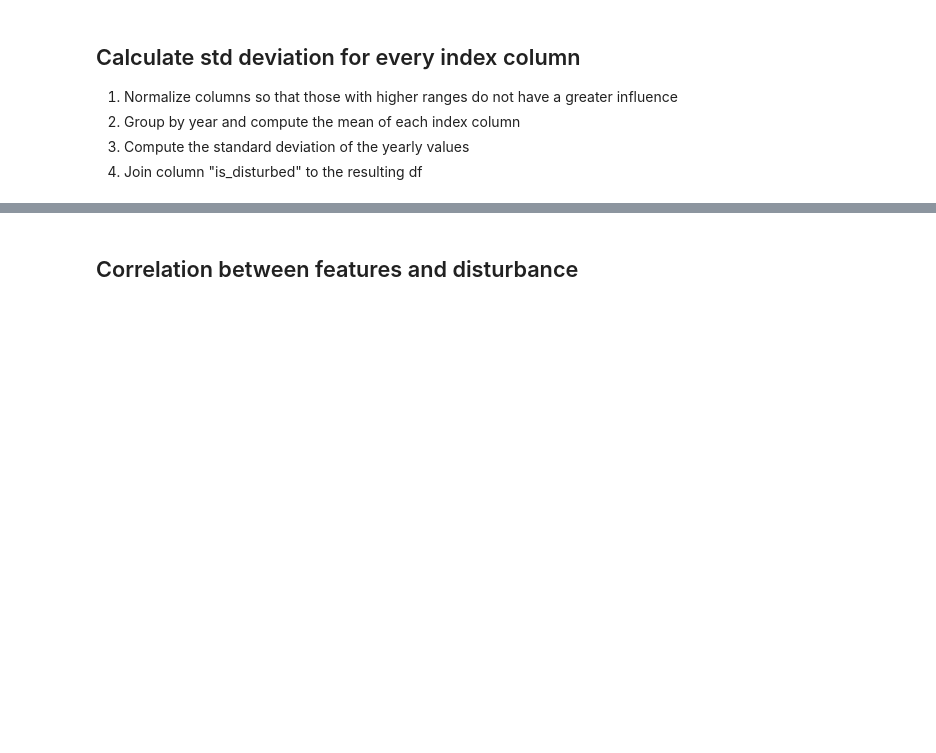
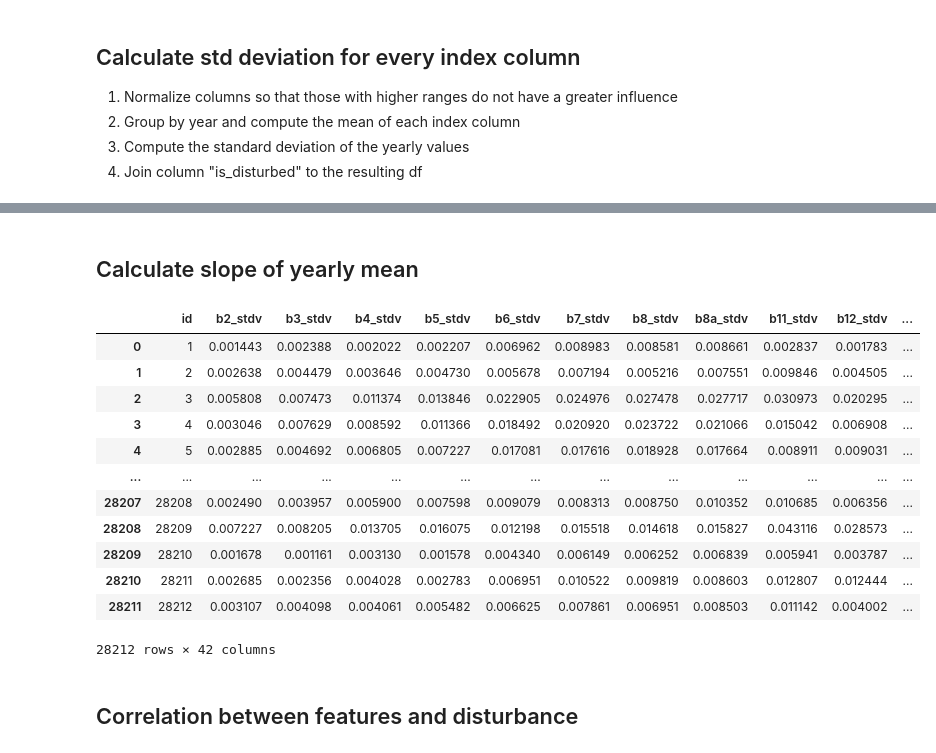
Before and after one commit to RafaelRiesle/tree_classification, a Jupyter notebook: notebooks/evelin/detect_disturbed_trees.ipynb, the cells around one changed output, grey strips where cells are left out. Drawn from its saved outputs; the diff is of its cells as text; code cells hidden in the pictures; blank space fills up the shorter version.

```diff
--- a/notebooks/evelin/detect_disturbed_trees.ipynb
+++ b/notebooks/evelin/detect_disturbed_trees.ipynb
@@ -129,0 +71,2 @@ std_df = std_df.merge(df_disturbance, on="id", how="left")
+# %% [markdown]
+## Calculate slope of yearly mean
@@ -130,3 +91,21 @@ std_df = std_df.merge(df_disturbance, on="id", how="left")
+# %%
+std_slope_df = std_df.merge(slope_list_all, on="id", how="left")
+
+std_slope_df
+# %% [output]
+|  | id | b2_stdv | b3_stdv | b4_stdv | b5_stdv | b6_stdv | b7_stdv | b8_stdv | b8a_stdv | b11_stdv | b12_stdv | ... |
+| 0 | 1 | 0.001443 | 0.002388 | 0.002022 | 0.002207 | 0.006962 | 0.008983 | 0.008581 | 0.008661 | 0.002837 | 0.001783 | ... |
+| 1 | 2 | 0.002638 | 0.004479 | 0.003646 | 0.004730 | 0.005678 | 0.007194 | 0.005216 | 0.007551 | 0.009846 | 0.004505 | ... |
+| 2 | 3 | 0.005808 | 0.007473 | 0.011374 | 0.013846 | 0.022905 | 0.024976 | 0.027478 | 0.027717 | 0.030973 | 0.020295 | ... |
+| 3 | 4 | 0.003046 | 0.007629 | 0.008592 | 0.011366 | 0.018492 | 0.020920 | 0.023722 | 0.021066 | 0.015042 | 0.006908 | ... |
+| 4 | 5 | 0.002885 | 0.004692 | 0.006805 | 0.007227 | 0.017081 | 0.017616 | 0.018928 | 0.017664 | 0.008911 | 0.009031 | ... |
+| ... | ... | ... | ... | ... | ... | ... | ... | ... | ... | ... | ... | ... |
+| 28207 | 28208 | 0.002490 | 0.003957 | 0.005900 | 0.007598 | 0.009079 | 0.008313 | 0.008750 | 0.010352 | 0.010685 | 0.006356 | ... |
+| 28208 | 28209 | 0.007227 | 0.008205 | 0.013705 | 0.016075 | 0.012198 | 0.015518 | 0.014618 | 0.015827 | 0.043116 | 0.028573 | ... |
+| 28209 | 28210 | 0.001678 | 0.001161 | 0.003130 | 0.001578 | 0.004340 | 0.006149 | 0.006252 | 0.006839 | 0.005941 | 0.003787 | ... |
+| 28210 | 28211 | 0.002685 | 0.002356 | 0.004028 | 0.002783 | 0.006951 | 0.010522 | 0.009819 | 0.008603 | 0.012807 | 0.012444 | ... |
+| 28211 | 28212 | 0.003107 | 0.004098 | 0.004061 | 0.005482 | 0.006625 | 0.007861 | 0.006951 | 0.008503 | 0.011142 | 0.004002 | ... |
+28212 rows × 42 columns
 # %% [markdown]
 ## Correlation between features and disturbance
 # %%
```
Also changed, not shown: parts of 20 cells of this notebook.
